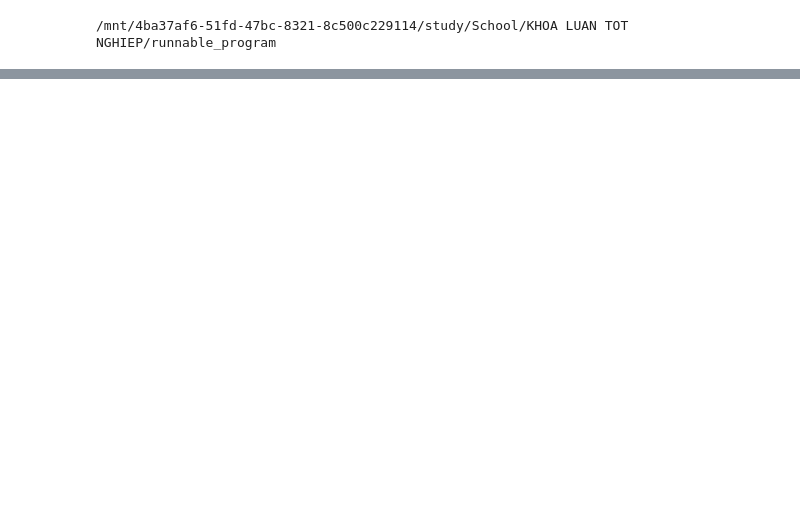
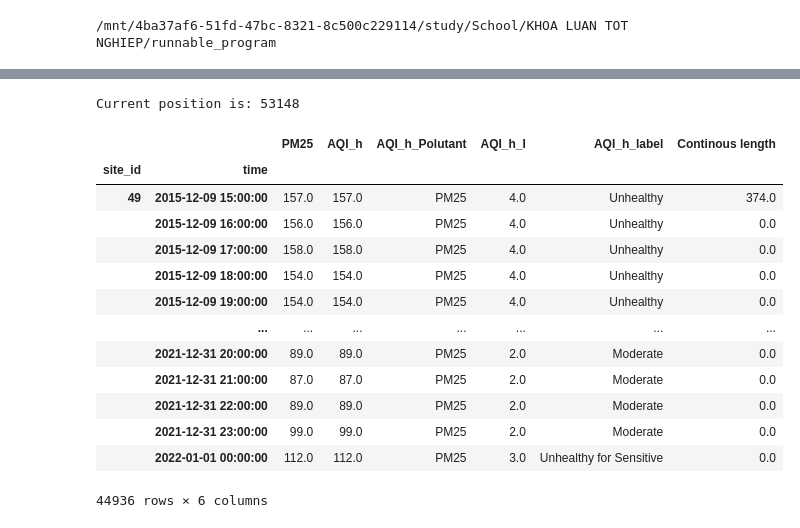
Before and after one commit to namph-sgn/Deep-learning-BLSTM, a Jupyter notebook: notebooks/04_nam_clean_data_us_embass.ipynb, the cells around one changed output, grey strips where cells are left out. Saved outputs shown, nothing was run; the diff lists cells and outputs as text; code cells hidden in the pictures; blank space fills up the shorter version.

```diff
--- a/notebooks/04_nam_clean_data_us_embass.ipynb
+++ b/notebooks/04_nam_clean_data_us_embass.ipynb
@@ -159,0 +226,26 @@ AQI_new.to_csv(_HCM_us_embass_processed_data_path + "/hcm_processed.csv")
+# %%
+AQI = calculate_AQI.calculate_AQI_h(USEm_Hanoi_df)
+AQI_new = AQI.copy()
+AQI_new.loc[AQI['AQI_h'] <= 0, 'AQI_h'] = np.NAN
+AQI_new['Continous length'] = 0
+max_time = AQI_new.index.get_level_values(1).max() + pd.Timedelta(hours=1)
+AQI_new = AQI_new.append(pd.Series(name=(49, max_time), dtype=float))
+AQI_new = time_continous_marker(AQI_new)
+AQI_new = AQI_new.dropna(subset=['AQI_h'])
+AQI_new
+# %% [output]
+Current position is: 53148
+|  |  | PM25 | AQI_h | AQI_h_Polutant | AQI_h_I | AQI_h_label | Continous length |
+| site_id | time |  |  |  |  |  |  |
+| 49 | 2015-12-09 15:00:00 | 157.0 | 157.0 | PM25 | 4.0 | Unhealthy | 374.0 |
+|  | 2015-12-09 16:00:00 | 156.0 | 156.0 | PM25 | 4.0 | Unhealthy | 0.0 |
+|  | 2015-12-09 17:00:00 | 158.0 | 158.0 | PM25 | 4.0 | Unhealthy | 0.0 |
+|  | 2015-12-09 18:00:00 | 154.0 | 154.0 | PM25 | 4.0 | Unhealthy | 0.0 |
+|  | 2015-12-09 19:00:00 | 154.0 | 154.0 | PM25 | 4.0 | Unhealthy | 0.0 |
+|  | ... | ... | ... | ... | ... | ... | ... |
+|  | 2021-12-31 20:00:00 | 89.0 | 89.0 | PM25 | 2.0 | Moderate | 0.0 |
+|  | 2021-12-31 21:00:00 | 87.0 | 87.0 | PM25 | 2.0 | Moderate | 0.0 |
+|  | 2021-12-31 22:00:00 | 89.0 | 89.0 | PM25 | 2.0 | Moderate | 0.0 |
+|  | 2021-12-31 23:00:00 | 99.0 | 99.0 | PM25 | 2.0 | Moderate | 0.0 |
+|  | 2022-01-01 00:00:00 | 112.0 | 112.0 | PM25 | 3.0 | Unhealthy for Sensitive | 0.0 |
+44936 rows × 6 columns
```
Also changed, not shown: parts of 6 cells of this notebook, 1 other file.
